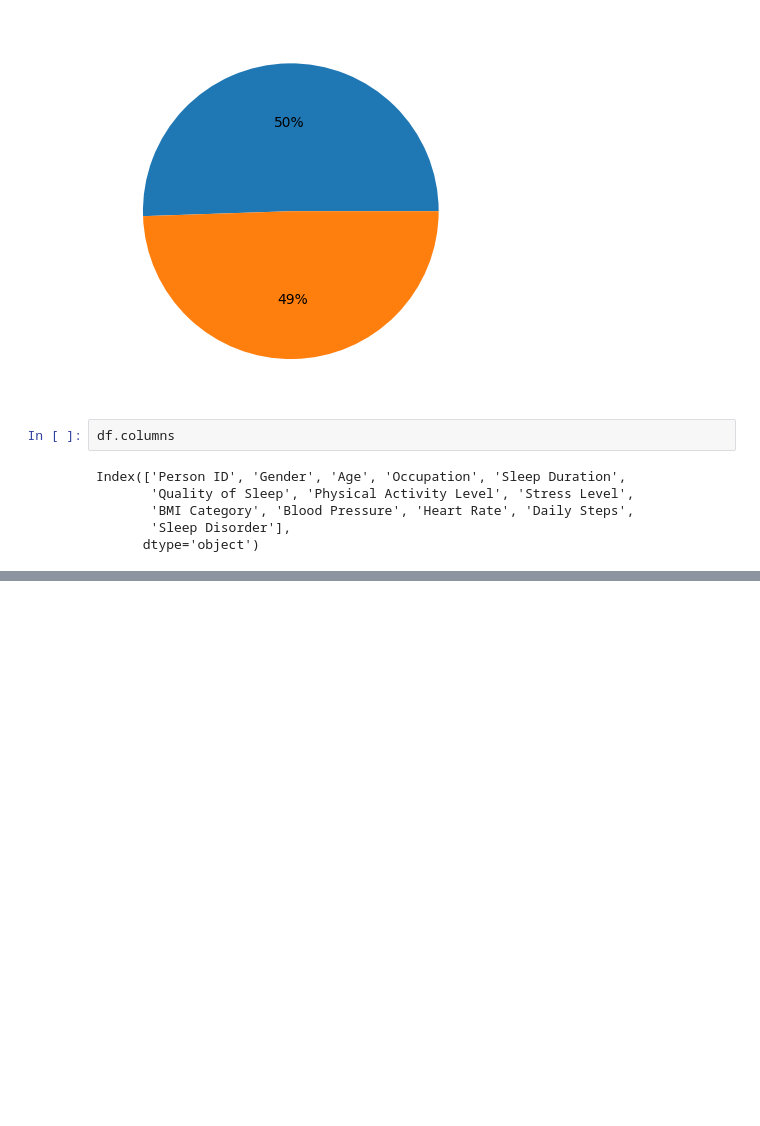
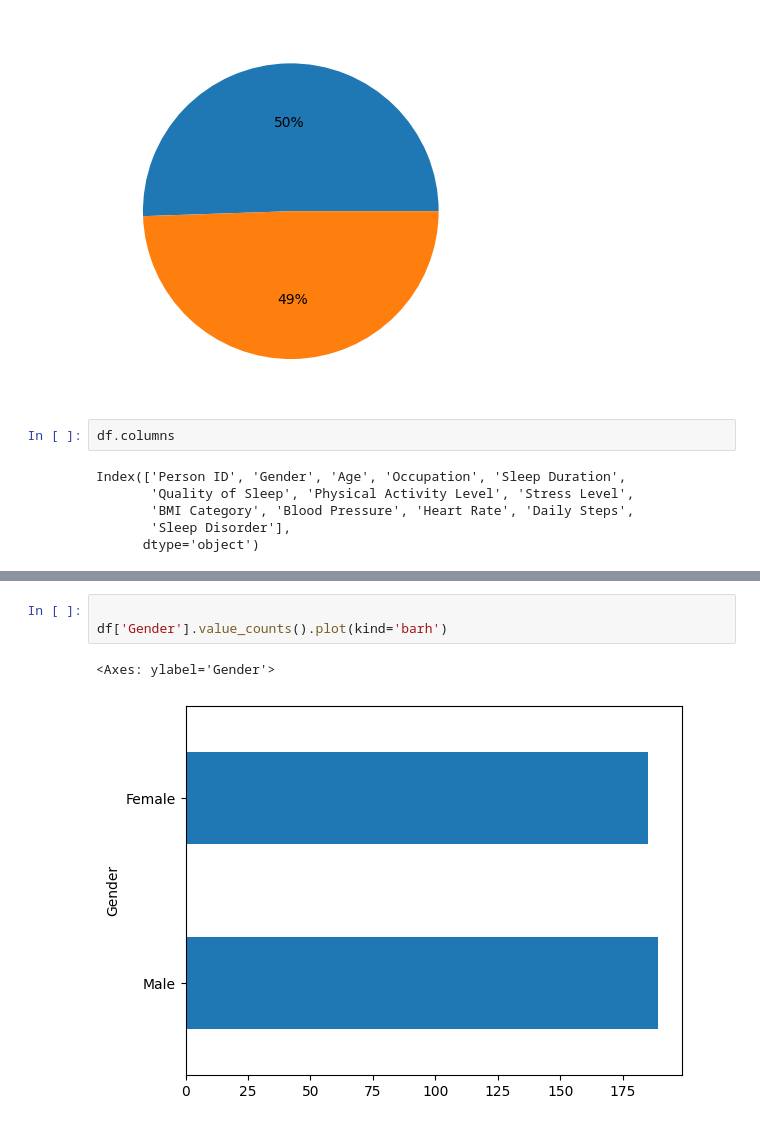
Before and after one commit to Bhavik2209/stress_prediction, a Jupyter notebook: analysis.ipynb, the cells around one changed output, grey strips where cells are left out. Cells and saved outputs as stored; diff of their text form; blank space fills up the shorter version.

```diff
--- a/analysis.ipynb
+++ b/analysis.ipynb
@@ -87,0 +75,6 @@ print(np.__version__)
+# %%
+
+df['Gender'].value_counts().plot(kind='barh')
+# %% [output]
+<Axes: ylabel='Gender'>
+[figure, added]
```
Also changed, not shown: parts of 17 cells of this notebook.
